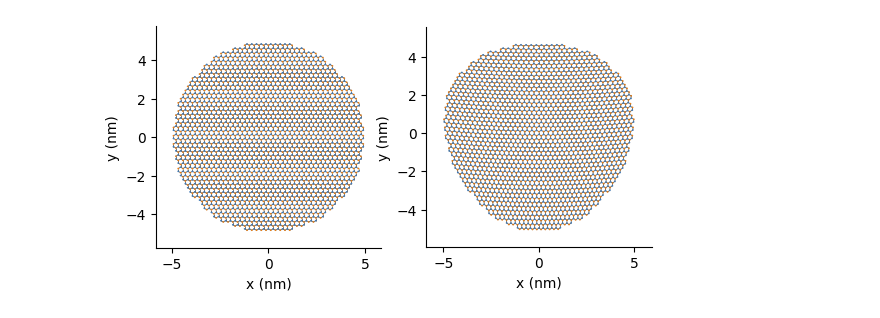
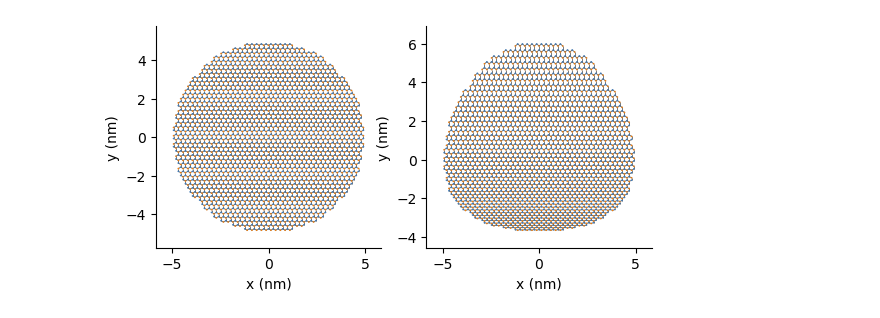
Before and after one commit to dreycenfoiles/MSE-485-Project, a Jupyter notebook: Magnetic Field.ipynb, the cells around one changed output. Saved outputs shown, nothing was run; the diff lists cells and outputs as text; code cells hidden in the pictures.

```diff
--- a/Magnetic Field.ipynb
+++ b/Magnetic Field.ipynb
@@ -32,9 +32,9 @@ def triaxial_strain(c, beta=3.37):
     """Produce both the displacement and hopping energy modifier"""
     @pb.site_position_modifier
     def displacement(x, y, z):
-        ux = 2*c * x*y
-        uy = c * (x**2 - y**2)
-        return x + ux, y + uy, z
+        # ux = 2*c * x*y
+        uy = c * y**2
+        return x, y + uy, z
 
     @pb.hopping_energy_modifier
     def strained_hopping(energy, x1, y1, z1, x2, y2, z2):
@@ -46,26 +46,28 @@ def triaxial_strain(c, beta=3.37):
 # %%
 from pybinding.repository import graphene
 
 from math import pi
 
 model_mag = pb.Model(
     graphene.monolayer(),
     pb.circle(radius=5),
-    constant_magnetic_field(B=600)  # Tesla
+    constant_magnetic_field(B=111.17)  # Tesla
 )
 kpm_mag = pb.kpm(model_mag)
 
 model_strain = pb.Model(
     graphene.monolayer(),
     pb.circle(radius=5),
-    triaxial_strain(c=.0093)
+    triaxial_strain(c=.05)
 )
 
 kpm_strain = pb.kpm(model_strain)
 
+plt.figure()
 plt.subplot(1,2,1)
 model_mag.plot()
 plt.subplot(1, 2, 2)
 model_strain.plot()
+plt.savefig("comp.pdf")
 # %% [output]
-[figure, old version]
+[figure, new version]
```
Also changed, not shown: parts of 10 cells of this notebook.
